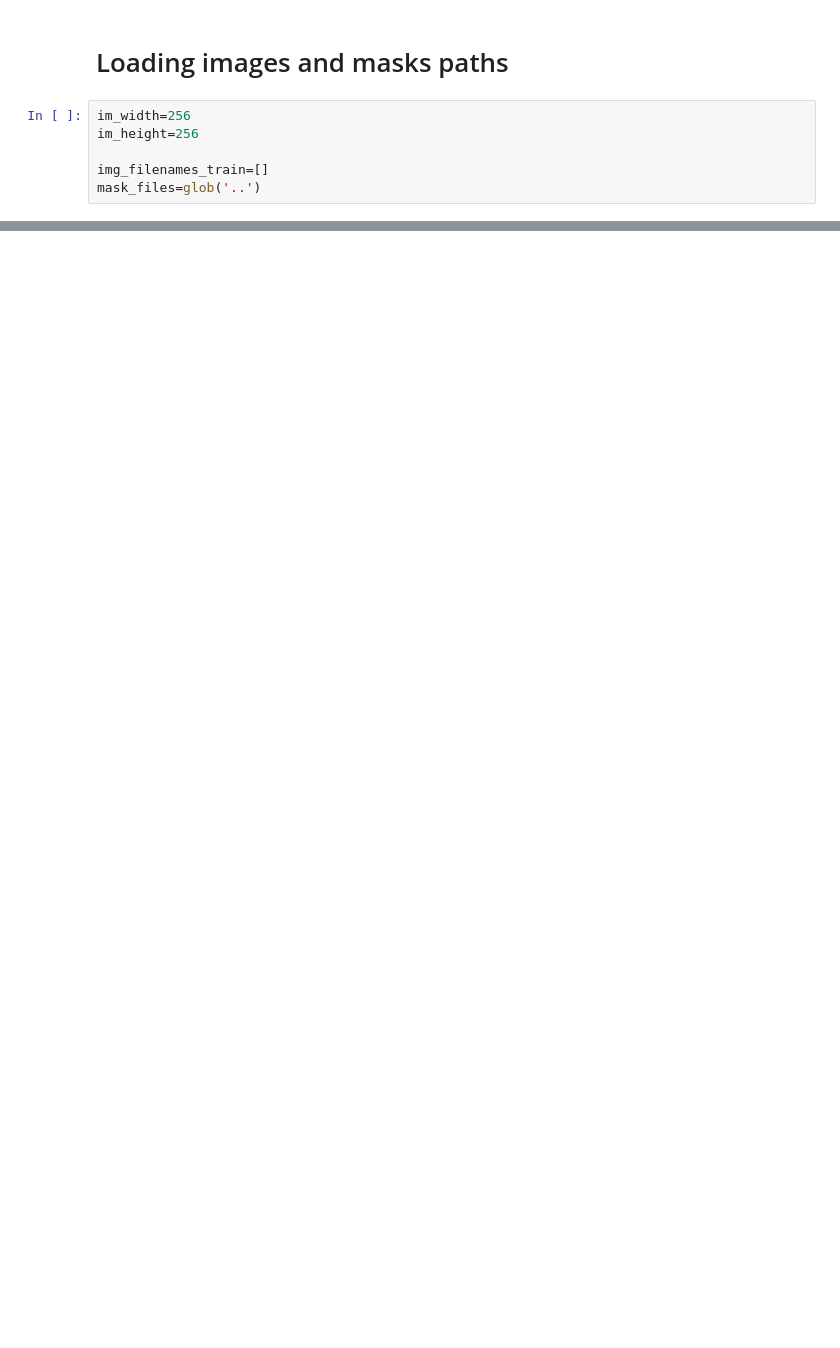
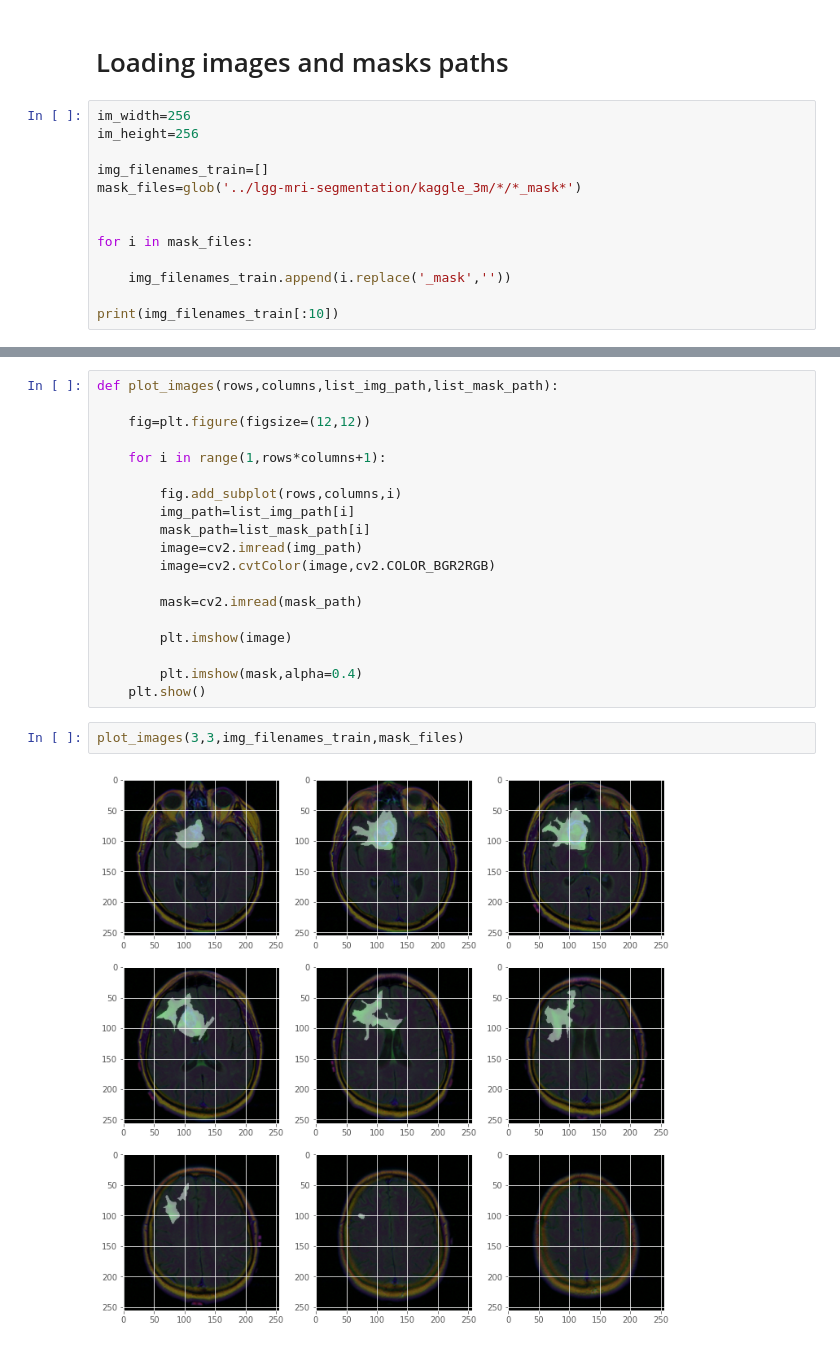
Before and after one commit to MohamedHmamouch/Brain_tumor_segementation, a Jupyter notebook: Notebooks/Brain_MRI.ipynb, the cells around one changed output, grey strips where cells are left out. Drawn from its saved outputs; the diff is of its cells as text; blank space fills up the shorter version.

```diff
--- a/Notebooks/Brain_MRI.ipynb
+++ b/Notebooks/Brain_MRI.ipynb
@@ -34,4 +38,11 @@ im_width=256
 im_height=256
 
 img_filenames_train=[]
-mask_files=glob('..')
+mask_files=glob('../lgg-mri-segmentation/kaggle_3m/*/*_mask*')
+
+
+for i in mask_files:
+
+    img_filenames_train.append(i.replace('_mask',''))
+
+print(img_filenames_train[:10])
@@ -37,0 +53,23 @@ mask_files=glob('..')
+# %%
+def plot_images(rows,columns,list_img_path,list_mask_path):
+
+    fig=plt.figure(figsize=(12,12))
+
+    for i in range(1,rows*columns+1):
+
+        fig.add_subplot(rows,columns,i)
+        img_path=list_img_path[i]
+        mask_path=list_mask_path[i]
+        image=cv2.imread(img_path)
+        image=cv2.cvtColor(image,cv2.COLOR_BGR2RGB)
+
+        mask=cv2.imread(mask_path)
+
+        plt.imshow(image)
+
+        plt.imshow(mask,alpha=0.4)
+    plt.show()
+# %%
+plot_images(3,3,img_filenames_train,mask_files)
+# %% [output]
+[figure, added]
```
Also changed, not shown: parts of 10 cells of this notebook.
